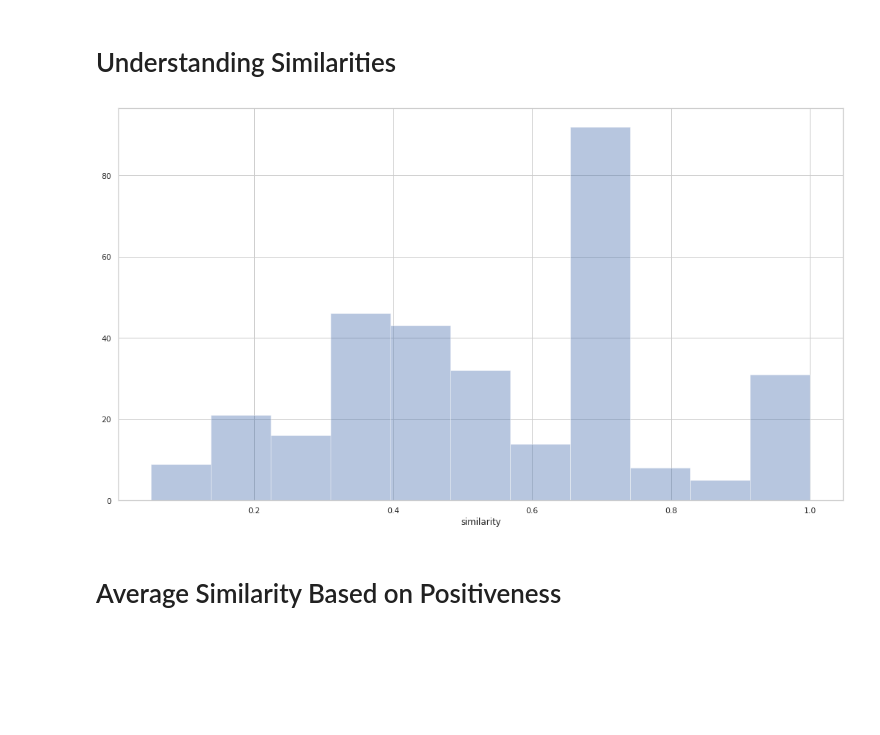
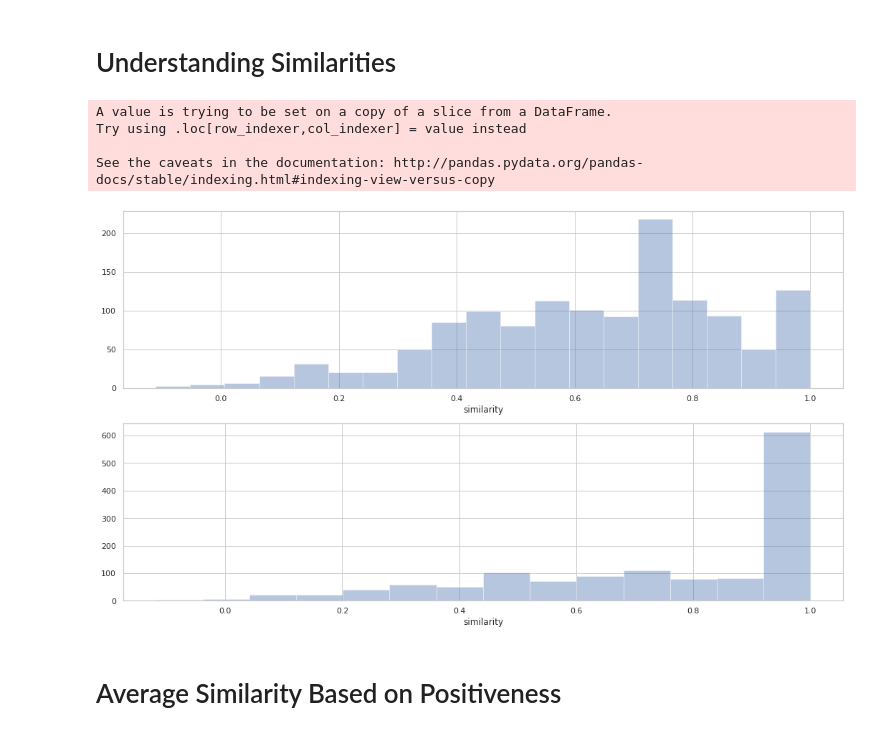
Before and after one commit to mhtess/comparison-class, a Jupyter notebook: analysis/Embedding Analysis.ipynb, the cells around one changed output. Drawn from its saved outputs; the diff is of its cells as text; code cells hidden in the pictures; blank space fills up the shorter version.

```diff
--- a/analysis/Embedding Analysis.ipynb
+++ b/analysis/Embedding Analysis.ipynb
@@ -2,27 +2,30 @@
 # Setup:
 # %%
 import time
+import numpy as np
 import pandas as pd
 import seaborn as sns
 import matplotlib.pyplot as plt
+from string import punctuation
 from nltk.corpus import wordnet as wn
 from nltk.stem import WordNetLemmatizer
-from string import punctuation
+from nltk.tokenize import WhitespaceTokenizer
+
+# Extra functions are stored locally in helpers.py
+from helpers import *
+
 
 # Load experiment data
 filename = '../data/pilot-classElicitation-free-3/class-elicitation-free-3-trials.csv'
-df = pd.read_csv(filename)
-
-# Count unique NPs
-unique_nps = df['np'].append(df['response']).drop_duplicates().to_frame()
-unique_nps.columns = ['np']
-unique_nps.index = unique_nps['np']
-
-print('Number of unique NPs (including responses):', len(unique_nps))
+raw_df = pd.read_csv(filename)
+raw_df['stim_id'] = raw_df.apply(lambda row: get_stim_dimension(row['np'],
+                                                                                   row['context'],
+                                                                                   row['np_positiveness']),
+                                                    axis = 1)
 
 
 # Load word embedding data
-filename_with_sim = 'word-sim:08-14-15:34.csv'
+filename_with_sim = 'word-sim:08-16-14:50.csv'
 sim_df = pd.read_pickle(filename_with_sim).drop(columns = ['np'])
 sim_df['vec'] = sim_df['vec'].apply(lambda x: x.detach().numpy())
 
@@ -31,5 +34,6 @@ sim_df['vec'] = sim_df['vec'].apply(lambda x: x.detach().numpy())
 vec_length = len(sim_df.iat[0, 0])
 has_embedding = sim_df['vec'].apply(lambda x: (x != np.zeros(vec_length)).any())
 
+
 sim_df[has_embedding].head(5)
 # %% [output]
@@ -172,17 +212,32 @@ def append_similarity(data, x = 'np', y = 'response', add_raw_vectors = False):
 # %% [markdown]
 # Understanding Similarities
 # %%
+# Subset the data (remove metadata)
+vars_to_keep = ['adj_positiveness', 'np_positiveness', 'np']
+with_sim_raw = df[vars_to_keep + ['response']]
+with_sim_lemma = df[vars_to_keep + ['lemma']]
+
+
+# Add similarity ratings
+with_sim_raw = append_similarity(with_sim_raw).dropna()
+with_sim_lemma = append_similarity(with_sim_lemma, y = 'lemma').dropna()
+
 # Plot with/without hue
 sns.set(style = 'whitegrid')
 
-fig, ax1 = plt.subplots(1,1)
+fig, axs = plt.subplots(nrows = 2)
 fig.set_size_inches(18, 10)
 
-ax = sns.distplot(with_sim["similarity"], ax = ax1, kde = False)
+sns.distplot(with_sim_raw["similarity"], ax = axs[0], kde = False)
+sns.distplot(with_sim_lemma["similarity"], ax = axs[1], kde = False)
 
 plt.show()
 # %% [output]
+A value is trying to be set on a copy of a slice from a DataFrame.
+Try using .loc[row_indexer,col_indexer] = value instead
+
+See the caveats in the documentation: http://pandas.pydata.org/pandas-docs/stable/indexing.html#indexing-view-versus-copy
-[figure, old version]
+[figure, new version]
 # %% [markdown]
 # Average Similarity Based on Positiveness
 # %%
```
Also changed, not shown: parts of 10 cells of this notebook, 3 other files.
